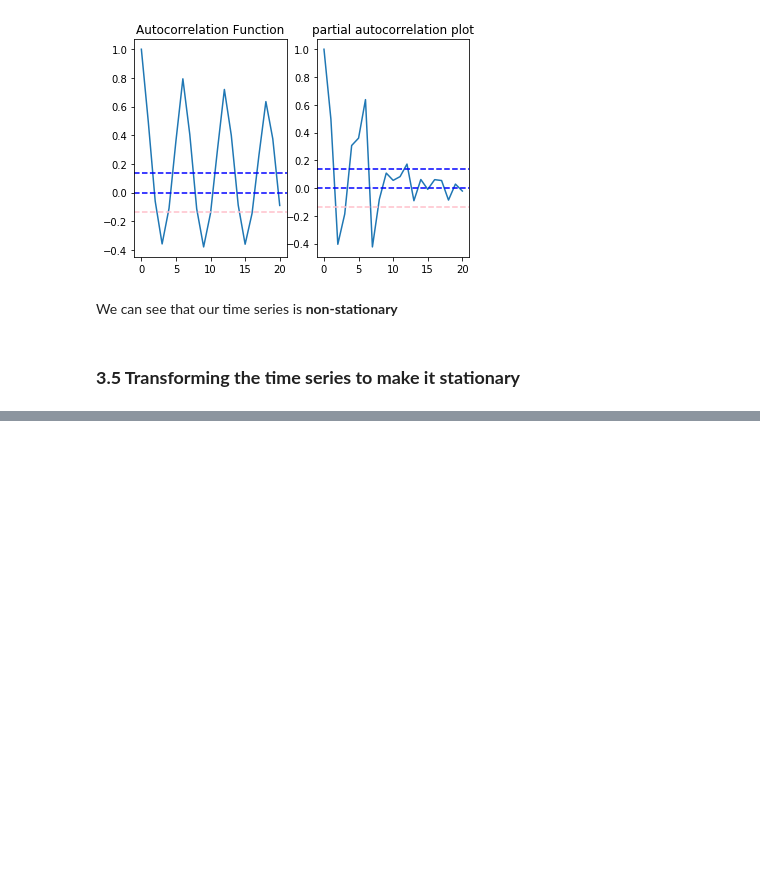
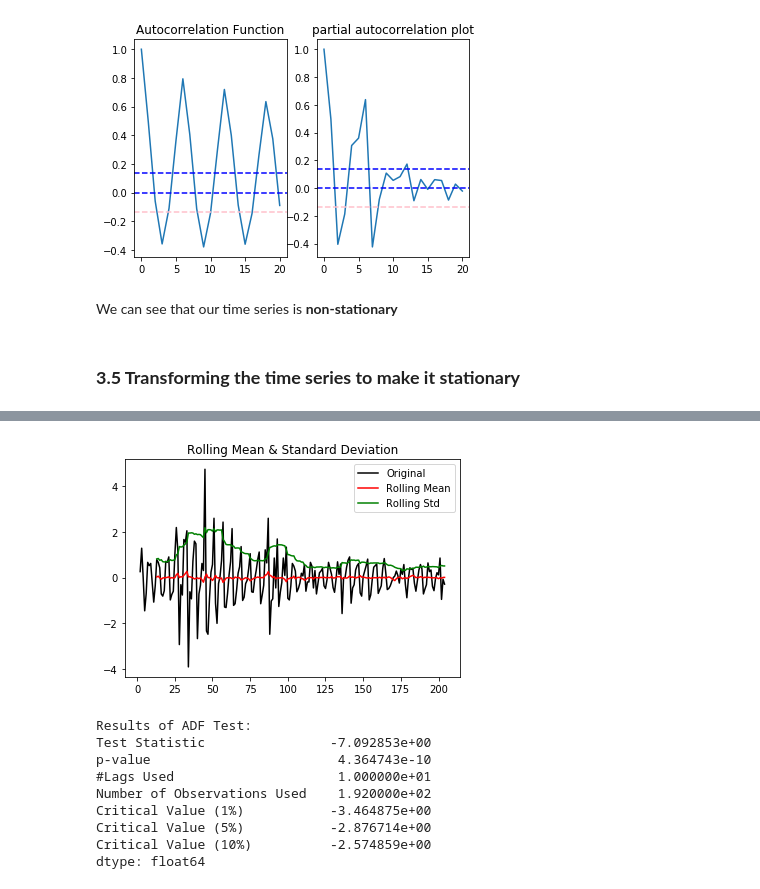
Before and after one commit to Angps1995/Spatial-Temporal-Models-for-delivery-demand-forecast, a Jupyter notebook: ExploratoryAnalysis/ExploratoryAnalysis.ipynb, the cells around one changed output, grey strips where cells are left out. Cells and saved outputs as stored; diff of their text form; code cells hidden in the pictures; blank space fills up the shorter version.

```diff
--- a/ExploratoryAnalysis/ExploratoryAnalysis.ipynb
+++ b/ExploratoryAnalysis/ExploratoryAnalysis.ipynb
@@ -257,0 +269,13 @@ We can see that our time series is **non-stationary**
+# %%
+adf_test(mean_demand)
+# %% [output]
+[figure, added]
+Results of ADF Test:
+Test Statistic                -7.092853e+00
+p-value                        4.364743e-10
+#Lags Used                     1.000000e+01
+Number of Observations Used    1.920000e+02
+Critical Value (1%)           -3.464875e+00
+Critical Value (5%)           -2.876714e+00
+Critical Value (10%)          -2.574859e+00
+dtype: float64
```
Also changed, not shown: parts of 12 cells of this notebook.
